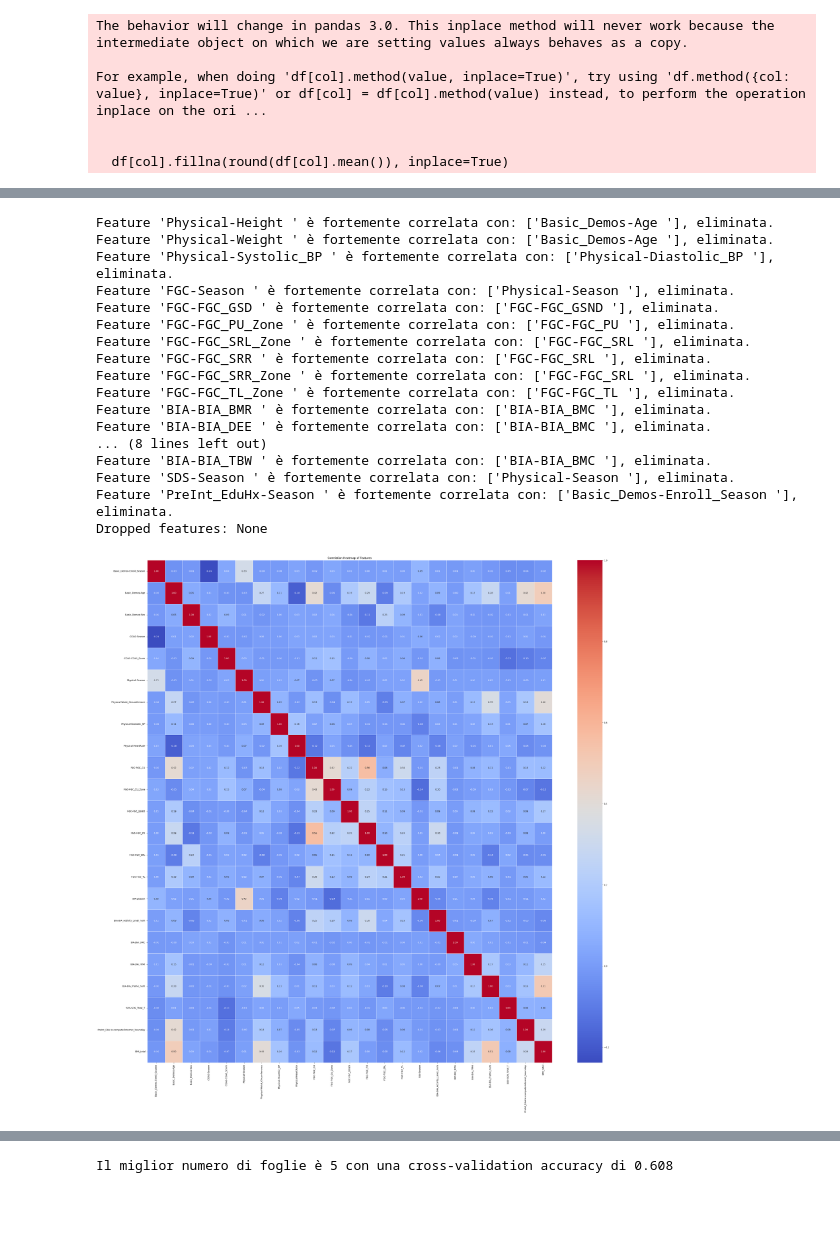
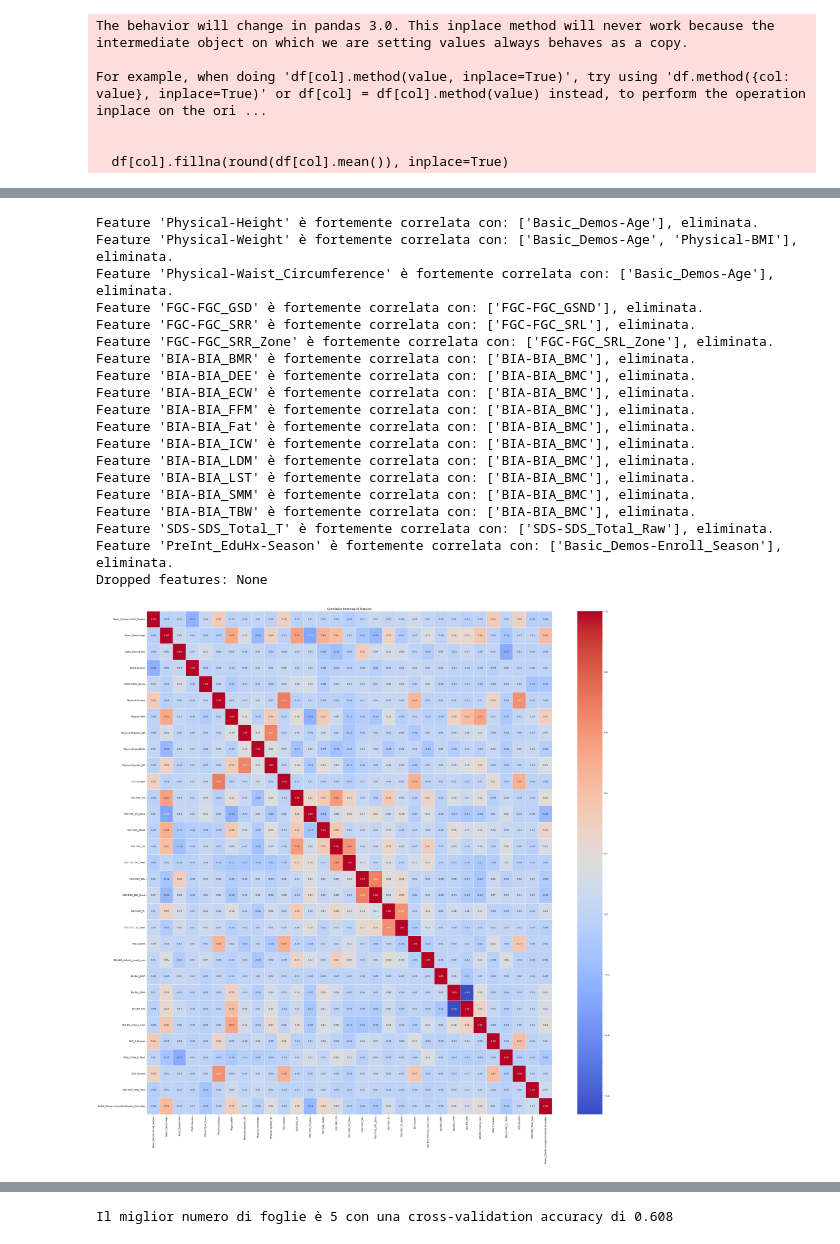
Before and after one commit to Gabri03ele/Child_Mind_Institute, a Jupyter notebook: main.ipynb, the cells around one changed output, grey strips where cells are left out. Drawn from its saved outputs; the diff is of its cells as text; code cells hidden in the pictures; blank space fills up the shorter version.

```diff
--- a/main.ipynb
+++ b/main.ipynb
@@ -102,24 +56,16 @@ Numero di osservazioni dopo la rimozione: 2684
 # %%
-# Elimino le colonne che hanno più del 40% di valori mancanti e che non sono molto correlate con la variabile target
-missing_threshold = 0.4
-
+# Elimino le colonne che hanno più del 50% di valori mancanti e che non sono molto correlate con la variabile target
 missing_percentage = df.isnull().mean()
-
-columns_to_drop = missing_percentage[missing_percentage > missing_threshold].index
-# df = df.drop(columns=columns_to_drop)
-
-print(f"Columns dropped: {list(columns_to_drop)}")
+columns_to_drop = missing_percentage[missing_percentage > 0.5].index
+print(f"Colonne con 50%+ valori mancanti: {list(columns_to_drop)}")
 
 correlation_with_target = df[columns_to_drop].corrwith(df['sii']).abs().sort_values(ascending=False)
-
-print("Correlation of high-missing features with target:")
+print("Correlazione con la variabile target:")
 print(correlation_with_target)
 
 high_corr_features = correlation_with_target[correlation_with_target > 0.10].index
 columns_to_really_drop = set(columns_to_drop) - set(high_corr_features)
 
-print(f"Columns actually dropped: {list(columns_to_really_drop)}")
-print(f"Columns retained due to correlation: {list(high_corr_features)}")
-
+print(f"Colonne salvate: {list(high_corr_features)}")
 df = df.drop(columns=columns_to_really_drop)
 # %% [output]
@@ -144,12 +114,13 @@ Columns retained due to correlation: ['Physical-Waist_Circumference ', 'FGC-FGC_
 # %%
-
-df['BMI_total'] = df[['BIA-BIA_BMI ', 'Physical-BMI ']].mean(axis=1)
-
-df = df.drop(columns=['BIA-BIA_BMI ', 'Physical-BMI '])
+# df = df.drop(columns=['Class_Age'], axis=1)
 
 for col in df.columns:
+   #if col != 'Physical-Waist_Circumference':
    df[col].fillna(round(df[col].mean()), inplace=True)
 
+# df['Physical-Waist_Circumference'].fillna(0.74 * df['Physical-BMI'] * (df['Physical-Height']/10), inplace=True)
+
+df = df.astype(float)
 df = df.round(2)
 # %% [output]
 The behavior will change in pandas 3.0. This inplace method will never work because the intermediate object on which we are setting values always behaves as a copy.
@@ -178,7 +159,7 @@ plt.show()
 import seaborn as sns
 
 # Calculate correlation matrix
-corr_matrix = X.corr()
+corr_matrix = df.corr()
 
 # Plot heatmap
 plt.figure(figsize=(40, 40))
@@ -189,0 +171,6 @@ plt.show()
+# %%
+# Sistolica > diastolica
+import pandas as pd
+
+X = df.drop(columns=['sii'])
+y = df['sii']
@@ -190,8 +207,9 @@ plt.show()
 # %%
 # Droppiamo le feature con una correlazione > di 0.7 o < di -0.7 -> Troppo correlate tra loro
 import pandas as pd
+# la colonna sii è derivata direttamente dalle colonne PCIAT-PCIAT_* -> non possiamo tenerle in considerazione
 
-threshold = 0.6
+threshold = 0.7
 
 while True:
     corr_matrix = X.corr()  # Ricalcola la matrice di correlazione
@@ -200,47 +218,49 @@ while True:
     to_drop = None
     for column in upper.columns:
         if any(abs(upper[column]) >= threshold):
             to_drop = column
             break  # Esci dal ciclo appena trovi una feature da eliminare
 
     if to_drop is None:
         break  # Se non ci sono più feature da eliminare, esci dal ciclo
 
     correlated_features = upper.index[abs(upper[to_drop]) >= threshold].tolist()
     print(f"Feature '{to_drop}' è fortemente correlata con: {correlated_features}, eliminata.")
 
     X = X.drop(columns=to_drop)  # Elimina la feature dal dataset
 
 print(f"Dropped features: {to_drop}")
 X.shape
 
 
 import seaborn as sns
 
 # Riguardiamo la matrice di correlazione
 corr_matrix = X.corr()
 
 # Plot heatmap
 plt.figure(figsize=(40, 40))
 sns.heatmap(corr_matrix, annot=True, cmap='coolwarm', fmt=".2f", linewidths=0.5)
 plt.title("Correlation Heatmap of Features")
 plt.show()
 # %% [output]
-Feature 'Physical-Height ' è fortemente correlata con: ['Basic_Demos-Age '], eliminata.
-Feature 'Physical-Weight ' è fortemente correlata con: ['Basic_Demos-Age '], eliminata.
-Feature 'Physical-Systolic_BP ' è fortemente correlata con: ['Physical-Diastolic_BP '], eliminata.
-Feature 'FGC-Season ' è fortemente correlata con: ['Physical-Season '], eliminata.
-Feature 'FGC-FGC_GSD ' è fortemente correlata con: ['FGC-FGC_GSND '], eliminata.
-Feature 'FGC-FGC_PU_Zone ' è fortemente correlata con: ['FGC-FGC_PU '], eliminata.
-Feature 'FGC-FGC_SRL_Zone ' è fortemente correlata con: ['FGC-FGC_SRL '], eliminata.
-Feature 'FGC-FGC_SRR ' è fortemente correlata con: ['FGC-FGC_SRL '], eliminata.
-Feature 'FGC-FGC_SRR_Zone ' è fortemente correlata con: ['FGC-FGC_SRL '], eliminata.
-Feature 'FGC-FGC_TL_Zone ' è fortemente correlata con: ['FGC-FGC_TL '], eliminata.
-Feature 'BIA-BIA_BMR ' è fortemente correlata con: ['BIA-BIA_BMC '], eliminata.
-Feature 'BIA-BIA_DEE ' è fortemente correlata con: ['BIA-BIA_BMC '], eliminata.
-... (8 lines left out)
-Feature 'BIA-BIA_TBW ' è fortemente correlata con: ['BIA-BIA_BMC '], eliminata.
-Feature 'SDS-Season ' è fortemente correlata con: ['Physical-Season '], eliminata.
-Feature 'PreInt_EduHx-Season ' è fortemente correlata con: ['Basic_Demos-Enroll_Season '], eliminata.
+Feature 'Physical-Height' è fortemente correlata con: ['Basic_Demos-Age'], eliminata.
+Feature 'Physical-Weight' è fortemente correlata con: ['Basic_Demos-Age', 'Physical-BMI'], eliminata.
+Feature 'Physical-Waist_Circumference' è fortemente correlata con: ['Basic_Demos-Age'], eliminata.
+Feature 'FGC-FGC_GSD' è fortemente correlata con: ['FGC-FGC_GSND'], eliminata.
+Feature 'FGC-FGC_SRR' è fortemente correlata con: ['FGC-FGC_SRL'], eliminata.
+Feature 'FGC-FGC_SRR_Zone' è fortemente correlata con: ['FGC-FGC_SRL_Zone'], eliminata.
+Feature 'BIA-BIA_BMR' è fortemente correlata con: ['BIA-BIA_BMC'], eliminata.
+Feature 'BIA-BIA_DEE' è fortemente correlata con: ['BIA-BIA_BMC'], eliminata.
+Feature 'BIA-BIA_ECW' è fortemente correlata con: ['BIA-BIA_BMC'], eliminata.
+Feature 'BIA-BIA_FFM' è fortemente correlata con: ['BIA-BIA_BMC'], eliminata.
+Feature 'BIA-BIA_Fat' è fortemente correlata con: ['BIA-BIA_BMC'], eliminata.
+Feature 'BIA-BIA_ICW' è fortemente correlata con: ['BIA-BIA_BMC'], eliminata.
+Feature 'BIA-BIA_LDM' è fortemente correlata con: ['BIA-BIA_BMC'], eliminata.
+Feature 'BIA-BIA_LST' è fortemente correlata con: ['BIA-BIA_BMC'], eliminata.
+Feature 'BIA-BIA_SMM' è fortemente correlata con: ['BIA-BIA_BMC'], eliminata.
+Feature 'BIA-BIA_TBW' è fortemente correlata con: ['BIA-BIA_BMC'], eliminata.
+Feature 'SDS-SDS_Total_T' è fortemente correlata con: ['SDS-SDS_Total_Raw'], eliminata.
+Feature 'PreInt_EduHx-Season' è fortemente correlata con: ['Basic_Demos-Enroll_Season'], eliminata.
 Dropped features: None
-[figure, old version]
+[figure, new version]
```
Also changed, not shown: parts of 47 cells of this notebook, 2 other files.
